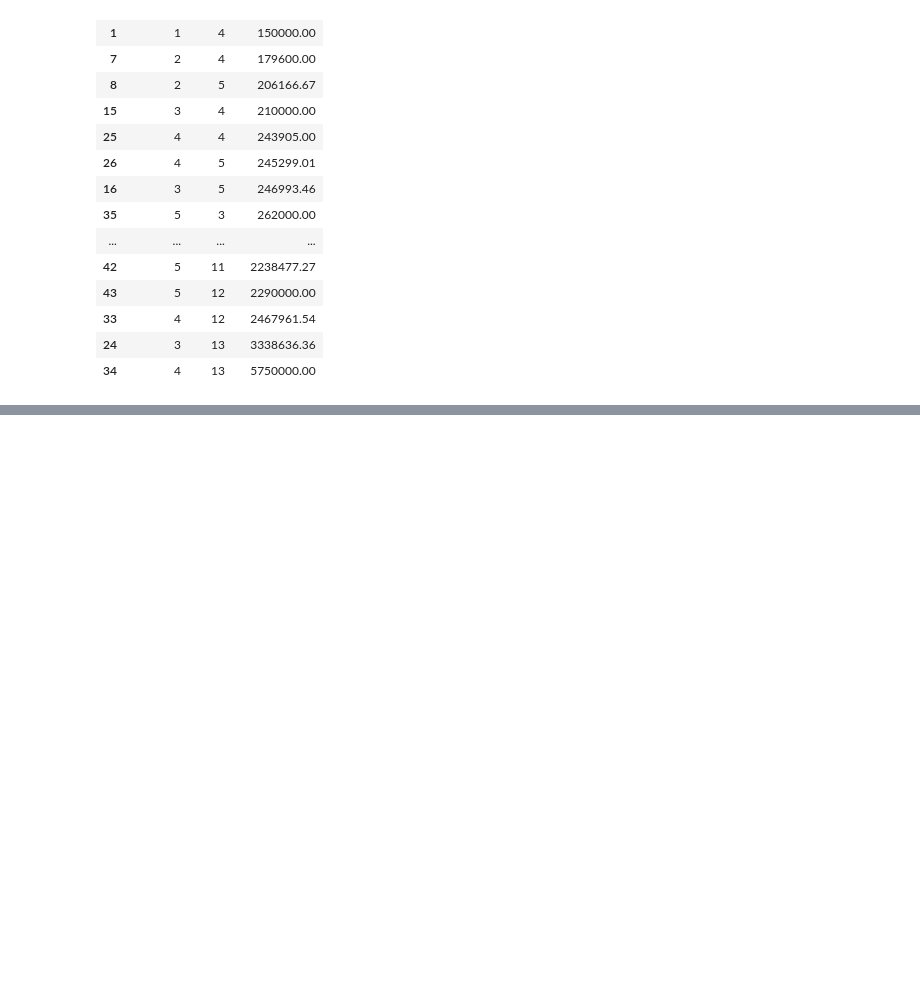
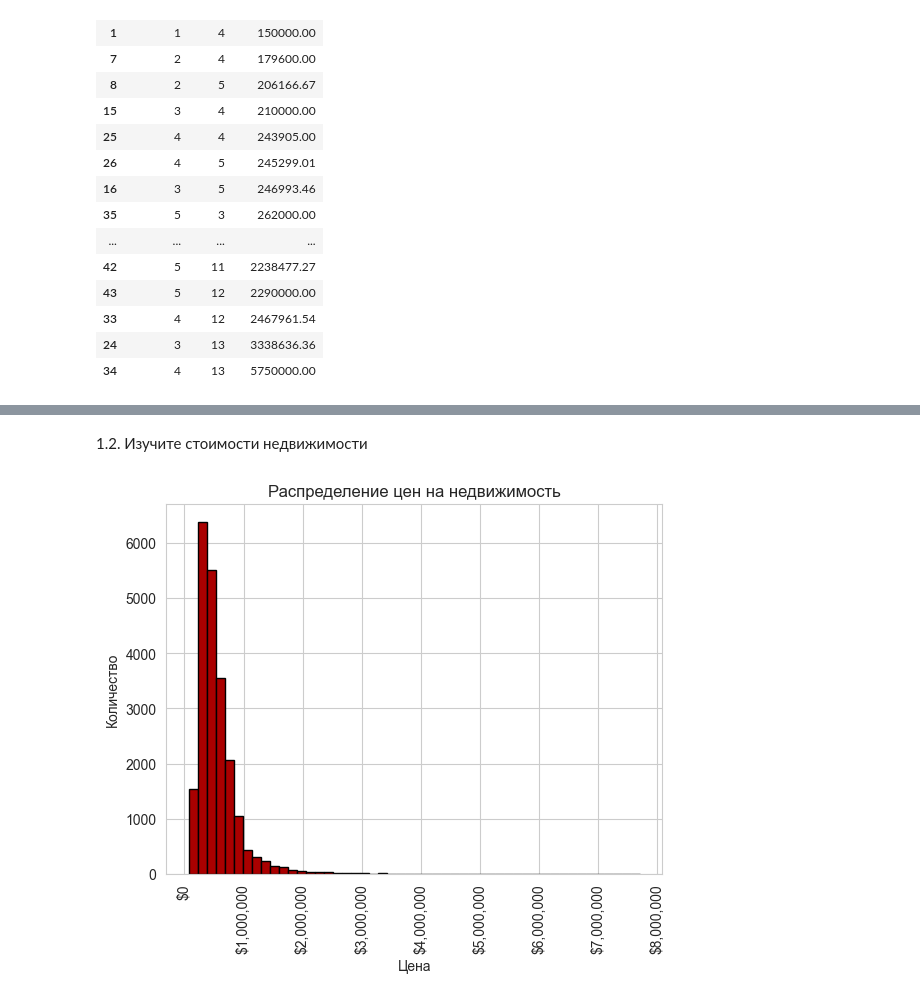
Before and after one commit to MrsMystique/python-repo, a Jupyter notebook: Homeworks/Hw_2_python.ipynb, the cells around one changed output, grey strips where cells are left out. Saved outputs shown, nothing was run; the diff lists cells and outputs as text; code cells hidden in the pictures; blank space fills up the shorter version.

```diff
--- a/Homeworks/Hw_2_python.ipynb
+++ b/Homeworks/Hw_2_python.ipynb
@@ -915,0 +929,4 @@ grouped_data_cond.sort_values('Средняя цена')
+# %%
+file = r"c:\Users\admin\Desktop\kc_house_data.csv"
+df = pd.read_csv(file)
+df.head()
@@ -915,0 +941,21 @@ grouped_data_cond.sort_values('Средняя цена')
+# %% [markdown]
+1.2. Изучите стоимости недвижимости
+# %%
+import matplotlib.ticker as mtick
+
+# создание гистограммы распределения цен
+fig, ax = plt.subplots()
+ax.hist(df['price'], bins=50,color='#AA0000', edgecolor='black')
+ax.set_xlabel('Цена')
+ax.set_ylabel('Количество')
+ax.set_title('Распределение цен на недвижимость')
+
+# форматирование оси y в долларах
+fmt = '${x:,.0f}'
+tick = mtick.StrMethodFormatter(fmt)
+ax.xaxis.set_major_formatter(tick)
+
+plt.xticks(rotation=90)
+plt.show()
+# %% [output]
+[figure, added]
```
Also changed, not shown: parts of 131 cells of this notebook, 14 other files.
